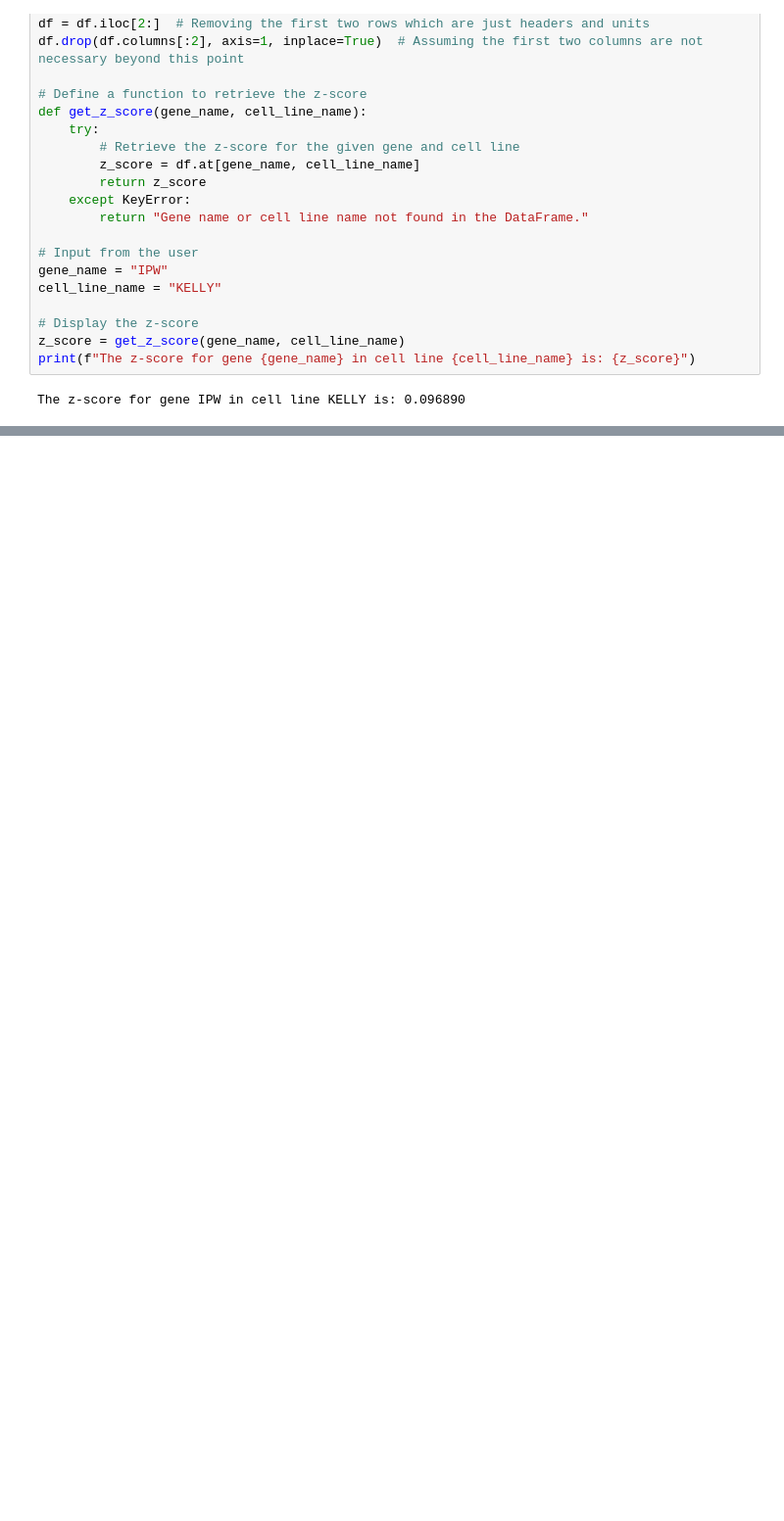
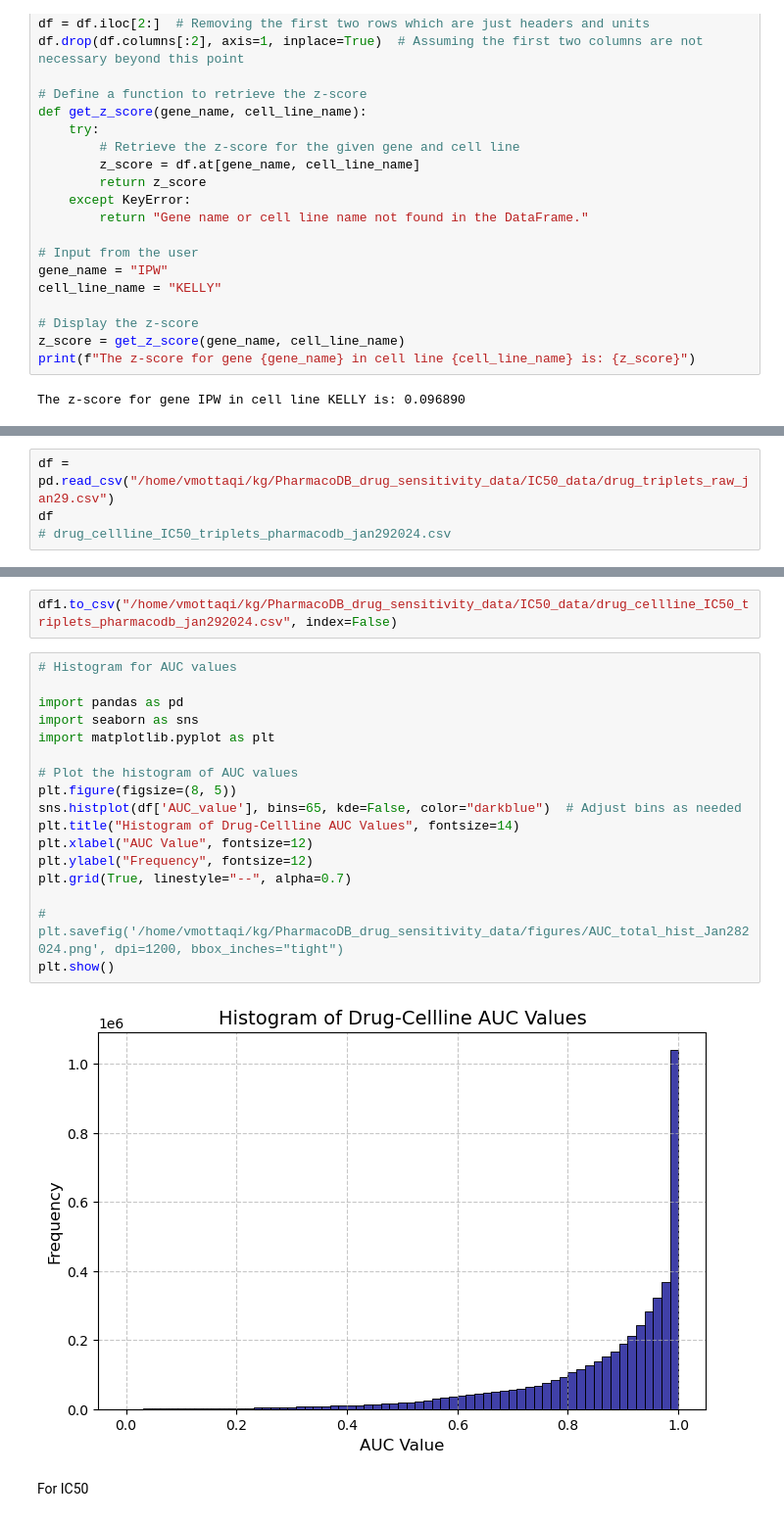
Before and after one commit to mmottaqii/KG-DrugDiscovery, a Jupyter notebook: scripts/kg_preprocessing.ipynb, the cells around one changed output, grey strips where cells are left out. Shown at 98% size. Drawn from its saved outputs; the diff is of its cells as text; blank space fills up the shorter version.

Commit message:
jan 31 drug data

```diff
--- a/scripts/kg_preprocessing.ipynb
+++ b/scripts/kg_preprocessing.ipynb
@@ -679,0 +1037,4 @@ The z-score for gene IPW in cell line KELLY is: 0.096890
+# %%
+df = pd.read_csv("/home/vmottaqi/kg/PharmacoDB_drug_sensitivity_data/IC50_data/drug_triplets_raw_jan29.csv")
+df
+# drug_cellline_IC50_triplets_pharmacodb_jan292024.csv
@@ -679,0 +1093,23 @@ The z-score for gene IPW in cell line KELLY is: 0.096890
+# %%
+df1.to_csv("/home/vmottaqi/kg/PharmacoDB_drug_sensitivity_data/IC50_data/drug_cellline_IC50_triplets_pharmacodb_jan292024.csv", index=False)
+# %%
+# Histogram for AUC values
+
+import pandas as pd
+import seaborn as sns
+import matplotlib.pyplot as plt
+
+# Plot the histogram of AUC values
+plt.figure(figsize=(8, 5))
+sns.histplot(df['AUC_value'], bins=65, kde=False, color="darkblue")  # Adjust bins as needed
+plt.title("Histogram of Drug-Cellline AUC Values", fontsize=14)
+plt.xlabel("AUC Value", fontsize=12)
+plt.ylabel("Frequency", fontsize=12)
+plt.grid(True, linestyle="--", alpha=0.7)
+
+# plt.savefig('/home/vmottaqi/kg/PharmacoDB_drug_sensitivity_data/figures/AUC_total_hist_Jan282024.png', dpi=1200, bbox_inches="tight")
+plt.show()
+# %% [output]
+[figure, added]
+# %% [markdown]
+For IC50
```
Also changed, not shown: parts of 80 cells of this notebook.
